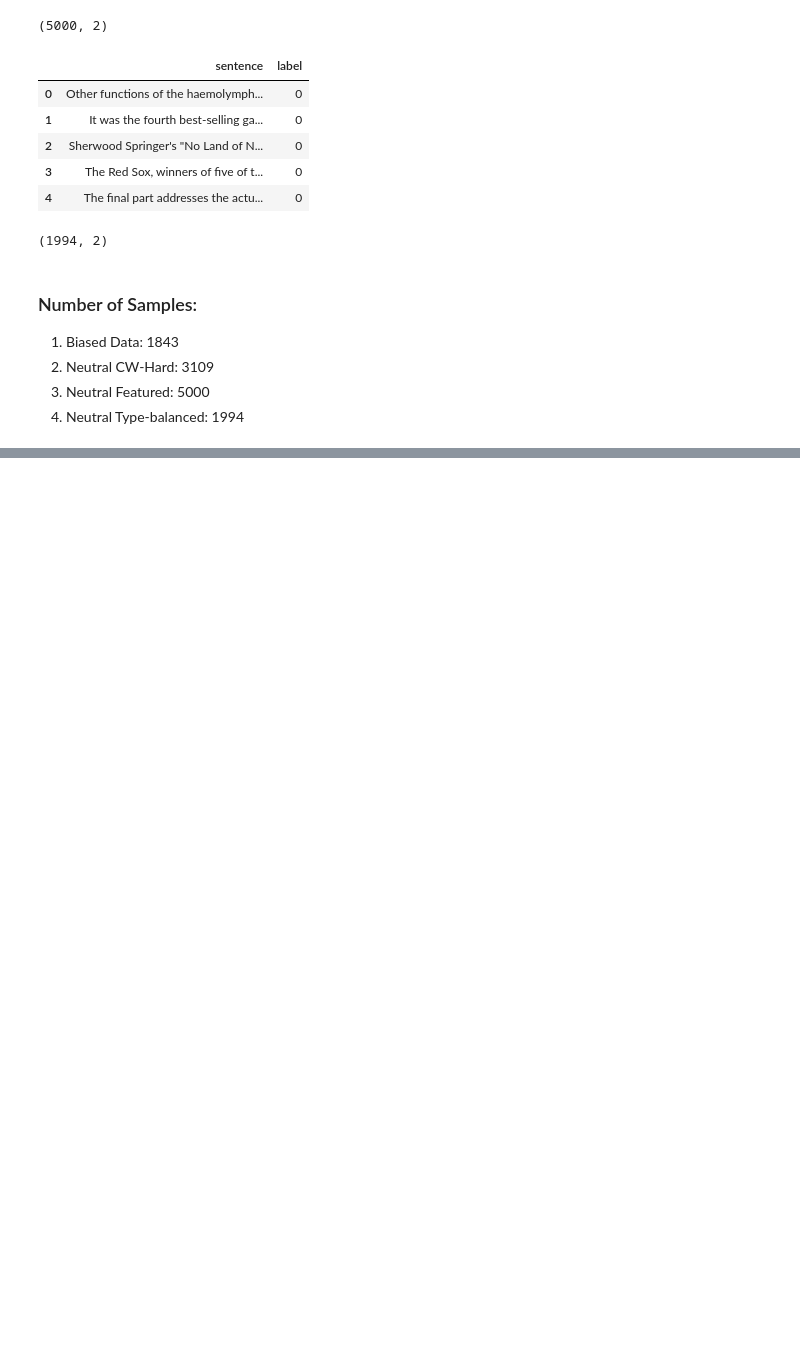
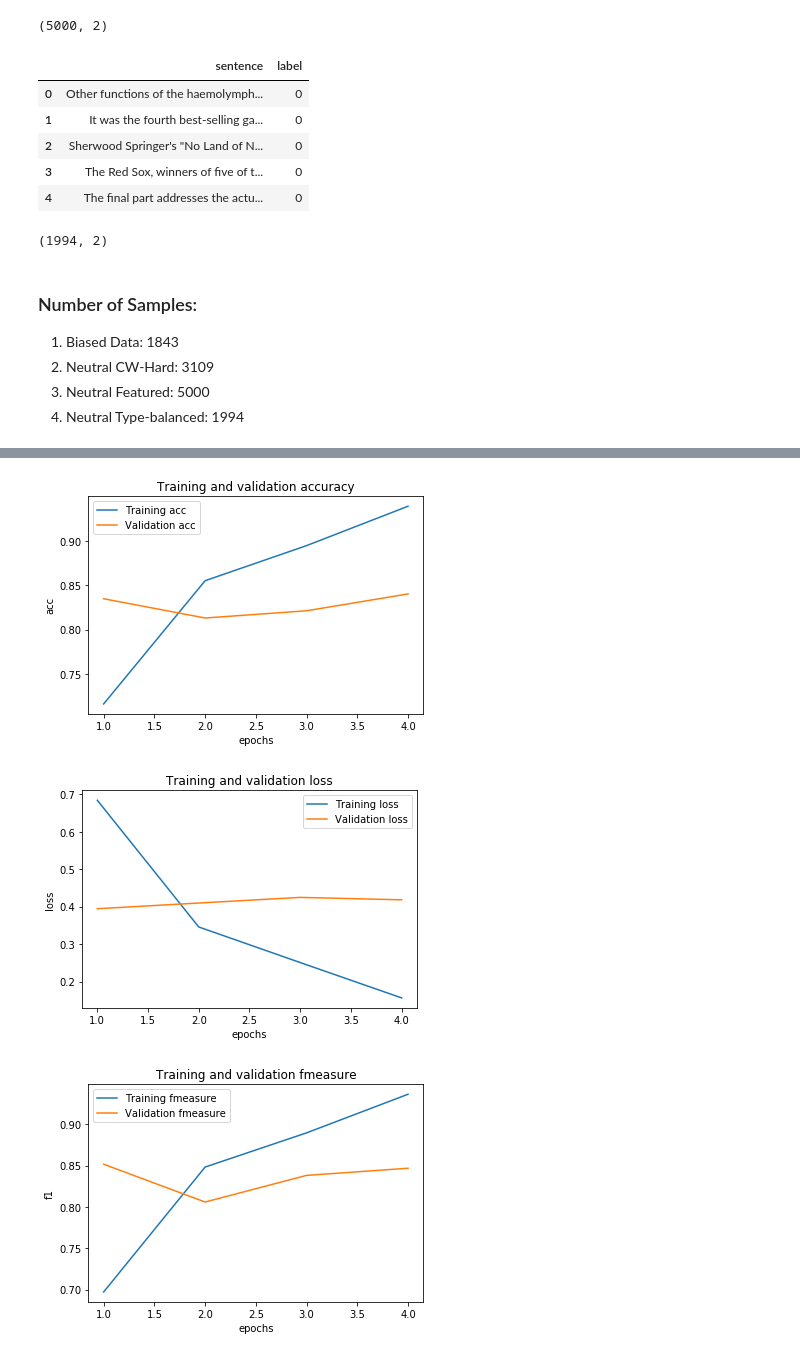
Before and after one commit to iamdsc/text_biasness_detection, a Jupyter notebook: text_biasness.ipynb, the cells around one changed output, grey strips where cells are left out. Cells and saved outputs as stored; diff of their text form; code cells hidden in the pictures; blank space fills up the shorter version.

Commit message:
Created Models using Elmo-Embedding

```diff
--- a/text_biasness.ipynb
+++ b/text_biasness.ipynb
@@ -78,0 +314,18 @@ neutral_type_balanced_data.shape
+# %%
+# init embedding
+embedding = ELMoEmbeddings()
+
+# Embedding array - [3686, 50, 3072]
+elmo_embedding = []
+for sent in flatten_data:
+  sent_embedding = []
+  sent = sent.split()[:50]
+  sent.extend(['PAD']*(50-len(sent)))
+  sent = ' '.join(sent)
+  sentence = Sentence(sent)
+  embedding.embed(sentence)
+  for token in sentence:
+    sent_embedding.append(token.embedding.cpu().numpy())
+  elmo_embedding.append(np.array(sent_embedding))
+elmo_embedding = np.array(elmo_embedding)
+print(elmo_embedding.shape)
@@ -78,0 +334,17 @@ neutral_type_balanced_data.shape
+# %%
+# build the model 1
+def build_elmo_dense():
+  """ Using Dense layer over elmo-embedding layer """
+  inp = layers.Input(shape=(maxlen, 3072,))
+  dense = layers.Dense(64, activation='relu')(inp)
+  x = layers.Dropout(0.5)(dense)
+  x = layers.Flatten()(x)
+  pred = layers.Dense(1, activation='sigmoid')(x)
+  model = Model(inputs=inp, outputs=pred)
+  model.compile(loss='binary_crossentropy',
+                optimizer='rmsprop',
+                metrics=['accuracy', f1])
+  model.summary()
+  return model
+# %%
+elmo_dense = build_elmo_dense()
@@ -78,0 +370,3 @@ neutral_type_balanced_data.shape
+# %%
+# fit the model
+history = elmo_dense.fit(elmo_embedding, label, validation_split=0.1, epochs=4, batch_size=32)
@@ -78,0 +383,6 @@ neutral_type_balanced_data.shape
+# %%
+plot_result(history)
+# %% [output]
+[figure, added]
+[figure, added]
+[figure, added]
```
Also changed, not shown: parts of 28 cells of this notebook.
